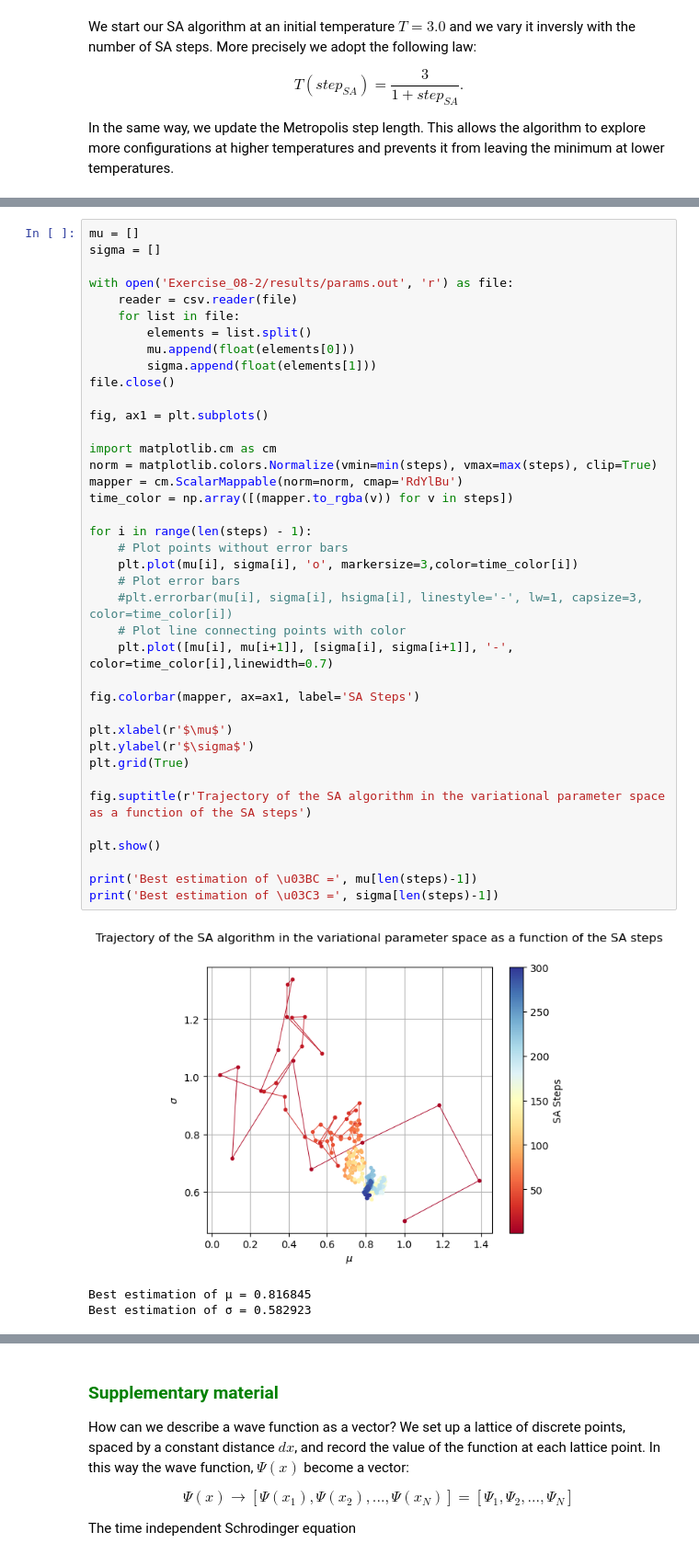
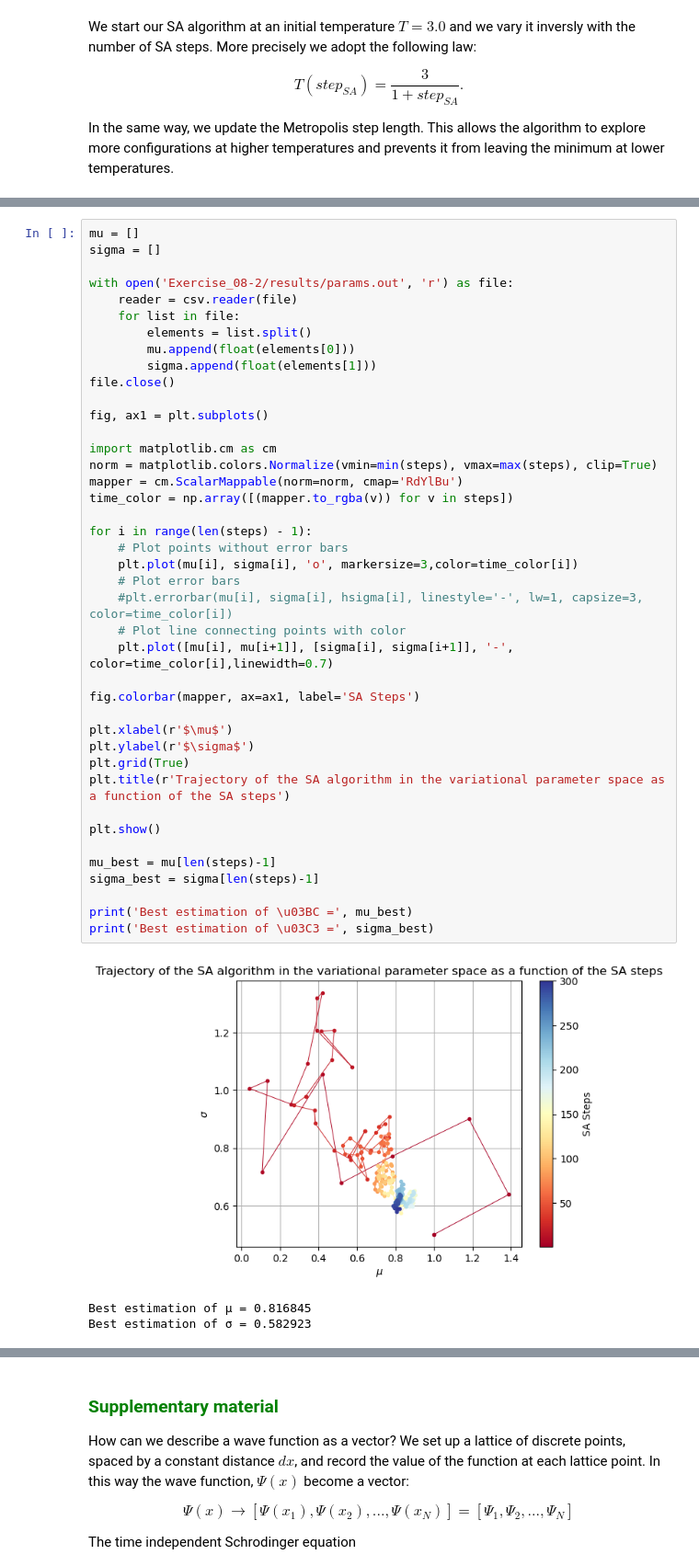
Before and after one commit to edoiannu/LSN_Exercises_Iannucci, a Jupyter notebook: Exercises_08/LSN_Exercises_08.ipynb, the cells around one changed output, grey strips where cells are left out. Shown at 92% size. Drawn from its saved outputs; the diff is of its cells as text.

```diff
--- a/Exercises_08/LSN_Exercises_08.ipynb
+++ b/Exercises_08/LSN_Exercises_08.ipynb
@@ -117,38 +116,40 @@ with open('Exercise_08-2/results/params.out', 'r') as file:
     for list in file:
         elements = list.split()
         mu.append(float(elements[0]))
         sigma.append(float(elements[1]))
 file.close()
 
 fig, ax1 = plt.subplots()
 
 import matplotlib.cm as cm
 norm = matplotlib.colors.Normalize(vmin=min(steps), vmax=max(steps), clip=True)
 mapper = cm.ScalarMappable(norm=norm, cmap='RdYlBu')
 time_color = np.array([(mapper.to_rgba(v)) for v in steps])
 
 for i in range(len(steps) - 1):
     # Plot points without error bars
     plt.plot(mu[i], sigma[i], 'o', markersize=3,color=time_color[i])
     # Plot error bars
     #plt.errorbar(mu[i], sigma[i], hsigma[i], linestyle='-', lw=1, capsize=3, color=time_color[i])
     # Plot line connecting points with color
     plt.plot([mu[i], mu[i+1]], [sigma[i], sigma[i+1]], '-', color=time_color[i],linewidth=0.7)
 
 fig.colorbar(mapper, ax=ax1, label='SA Steps')
 
 plt.xlabel(r'$\mu$')
 plt.ylabel(r'$\sigma$')
 plt.grid(True)
-
-fig.suptitle(r'Trajectory of the SA algorithm in the variational parameter space as a function of the SA steps')
+plt.title(r'Trajectory of the SA algorithm in the variational parameter space as a function of the SA steps')
 
 plt.show()
 
-print('Best estimation of \u03BC =', mu[len(steps)-1])
-print('Best estimation of \u03C3 =', sigma[len(steps)-1])
+mu_best = mu[len(steps)-1]
+sigma_best = sigma[len(steps)-1]
+
+print('Best estimation of \u03BC =', mu_best)
+print('Best estimation of \u03C3 =', sigma_best)
 # %% [output]
-[figure, old version]
+[figure, new version]
 Best estimation of μ = 0.816845
 Best estimation of σ = 0.582923
 # %%
```
Also changed, not shown: parts of 3 cells of this notebook.
